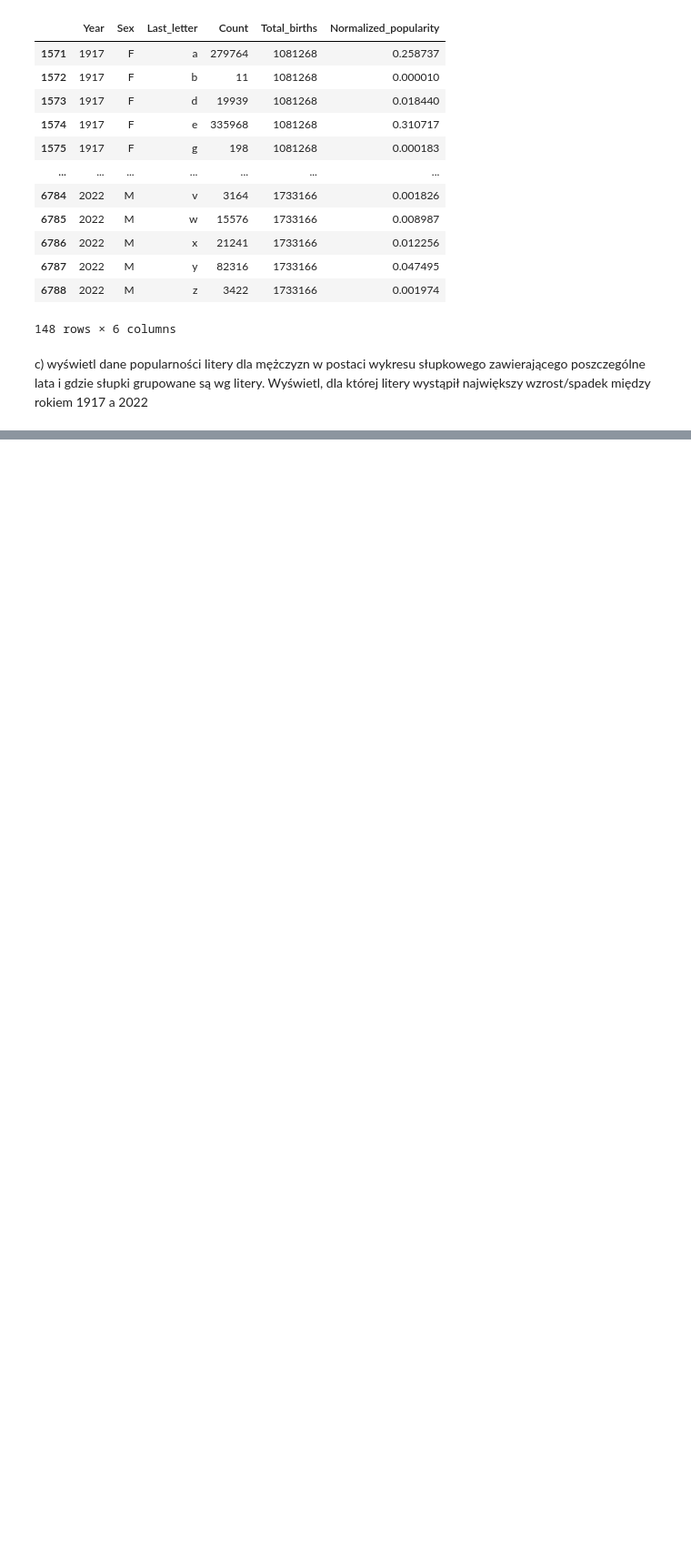
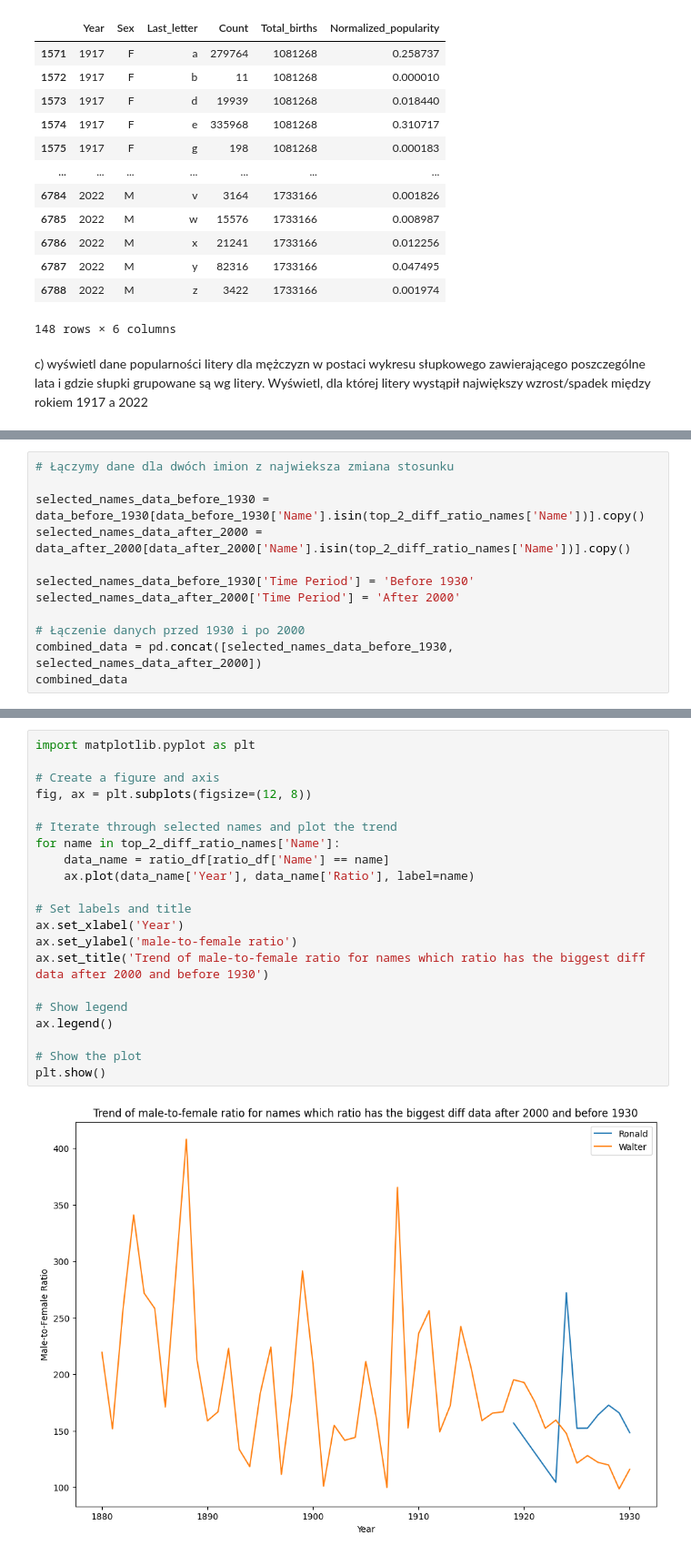
Before and after one commit to AgniechaP/EAD_project_1, a Jupyter notebook: Projekt.ipynb, the cells around one changed output, grey strips where cells are left out. Shown at 91% size. Cells and saved outputs as stored; diff of their text form; blank space fills up the shorter version.

```diff
--- a/Projekt.ipynb
+++ b/Projekt.ipynb
@@ -365,0 +425,12 @@ plt.show()
+# %%
+# Łączymy dane dla dwóch imion z najwieksza zmiana stosunku
+
+selected_names_data_before_1930 = data_before_1930[data_before_1930['Name'].isin(top_2_diff_ratio_names['Name'])].copy()
+selected_names_data_after_2000 = data_after_2000[data_after_2000['Name'].isin(top_2_diff_ratio_names['Name'])].copy()
+
+selected_names_data_before_1930['Time Period'] = 'Before 1930'
+selected_names_data_after_2000['Time Period'] = 'After 2000'
+
+# Łączenie danych przed 1930 i po 2000
+combined_data = pd.concat([selected_names_data_before_1930, selected_names_data_after_2000])
+combined_data
@@ -365,0 +501,23 @@ plt.show()
+# %%
+import matplotlib.pyplot as plt
+
+# Create a figure and axis
+fig, ax = plt.subplots(figsize=(12, 8))
+
+# Iterate through selected names and plot the trend
+for name in top_2_diff_ratio_names['Name']:
+    data_name = ratio_df[ratio_df['Name'] == name]
+    ax.plot(data_name['Year'], data_name['Ratio'], label=name)
+
+# Set labels and title
+ax.set_xlabel('Year')
+ax.set_ylabel('male-to-female ratio')
+ax.set_title('Trend of male-to-female ratio for names which ratio has the biggest diff data after 2000 and before 1930')
+
+# Show legend
+ax.legend()
+
+# Show the plot
+plt.show()
+# %% [output]
+[figure, added]
```
Also changed, not shown: parts of 7 cells of this notebook, 1 other file.
